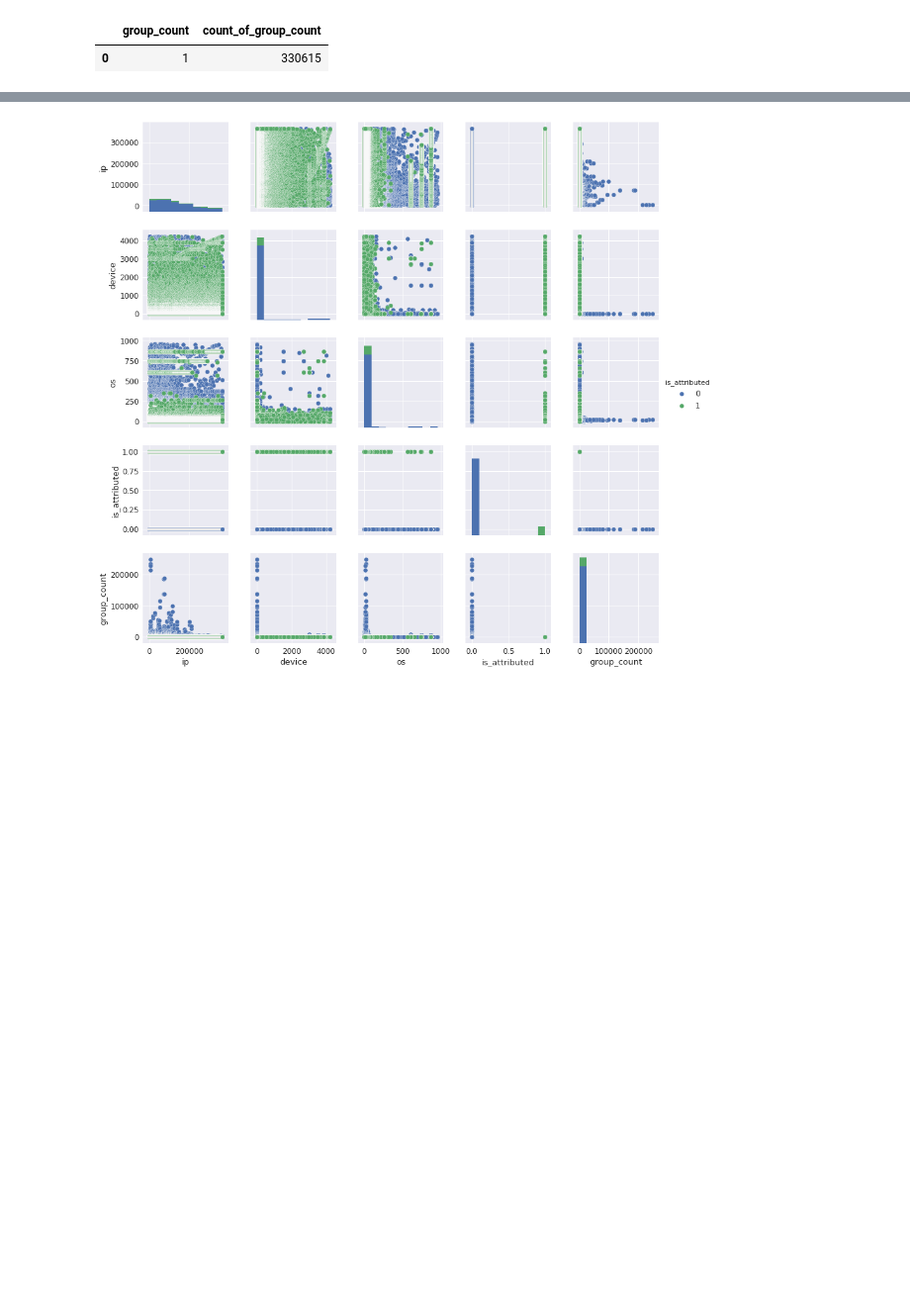
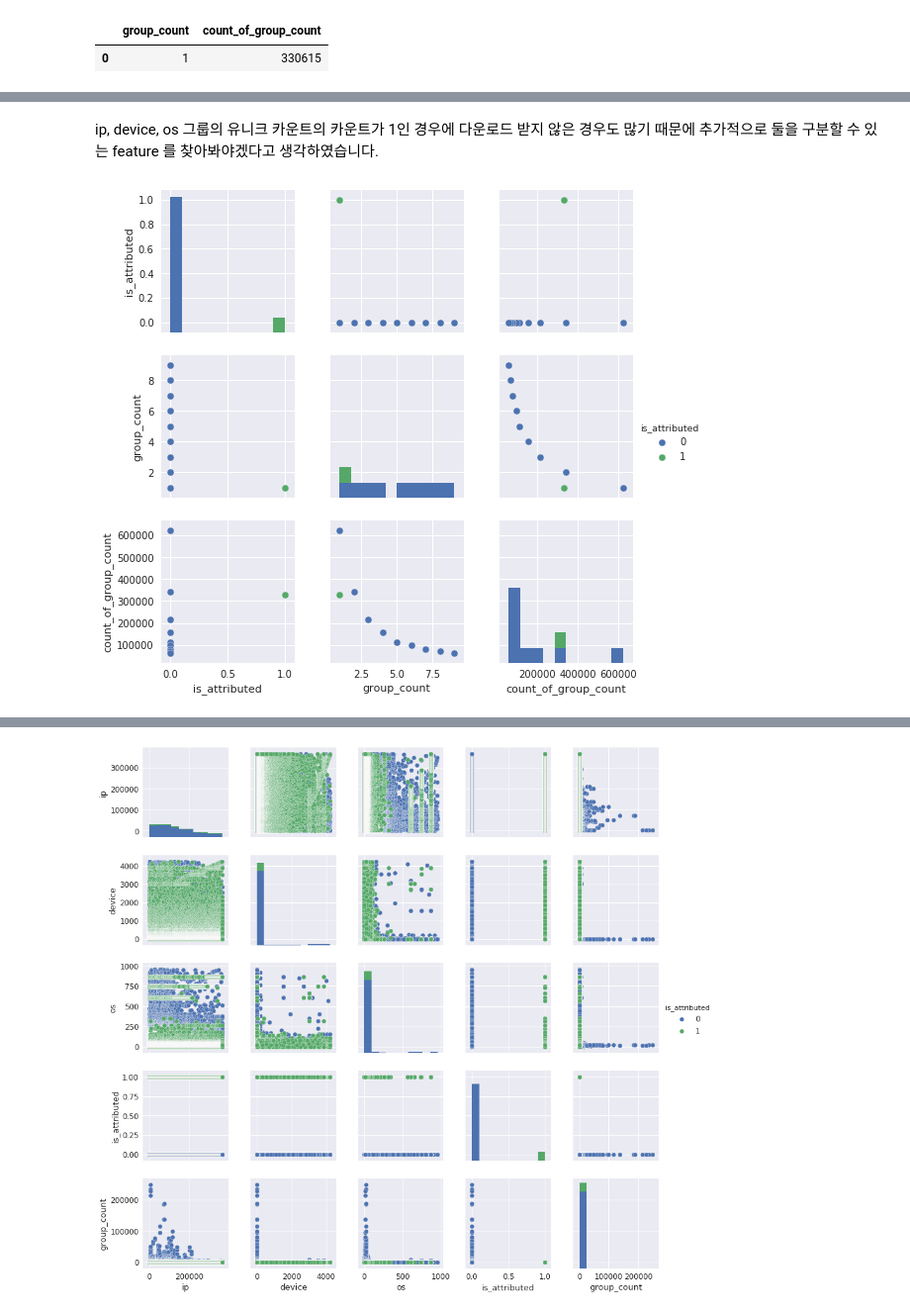
Before and after one commit to jmpaaak/kaggle-study, a Jupyter notebook: competitions/talkingdata-adtracking-fraud-detection/talkingdata-adtracking-jongmin.ipynb, the cells around one changed output, grey strips where cells are left out. Shown at 99% size. Drawn from its saved outputs; the diff is of its cells as text; code cells hidden in the pictures; blank space fills up the shorter version.

Commit message:
useragent analysis complete

```diff
--- a/competitions/talkingdata-adtracking-fraud-detection/talkingdata-adtracking-jongmin.ipynb
+++ b/competitions/talkingdata-adtracking-fraud-detection/talkingdata-adtracking-jongmin.ipynb
@@ -241,3 +257,23 @@ count_of_group_count    38080
 dtype: int64
 |  | group_count | count_of_group_count |
 | 1 | 2 | 23495 |
+# %% [markdown]
+ip, device, os 그룹의 유니크 카운트의 카운트가 1인 경우에 다운로드 받지 않은 경우도 많기 때문에 추가적으로 둘을 구분할 수 있는 feature 를 찾아봐야겠다고 생각하였습니다.
+# %%
+df_useragent_attribute = train[['ip', 'device', 'os', 'is_attributed']]
+df_useragent_group_count = df_fraud\
+    .groupby(['ip', 'device', 'os', 'is_attributed'])\
+    .size()\
+    .reset_index(name='group_count')
+
+df_count_of_group_count = df_useragent_group_count\
+    .groupby(['is_attributed', 'group_count'])\
+    .size()\
+    .reset_index(name='count_of_group_count')\
+    .sort_values(['count_of_group_count'], ascending=False)\
+    .head(10)
+
+sns.pairplot(hue='is_attributed', data=df_count_of_group_count)
+plt.show()
+# %% [output]
+[figure, added]
```
Also changed, not shown: parts of 14 cells of this notebook.
